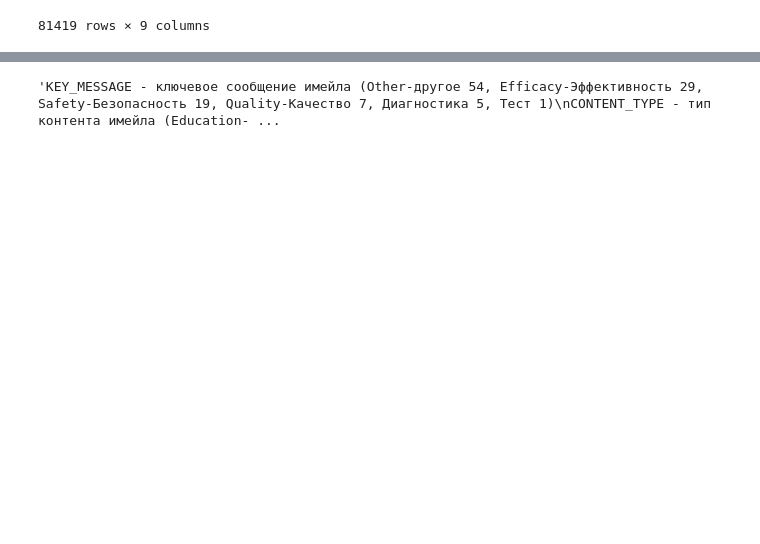
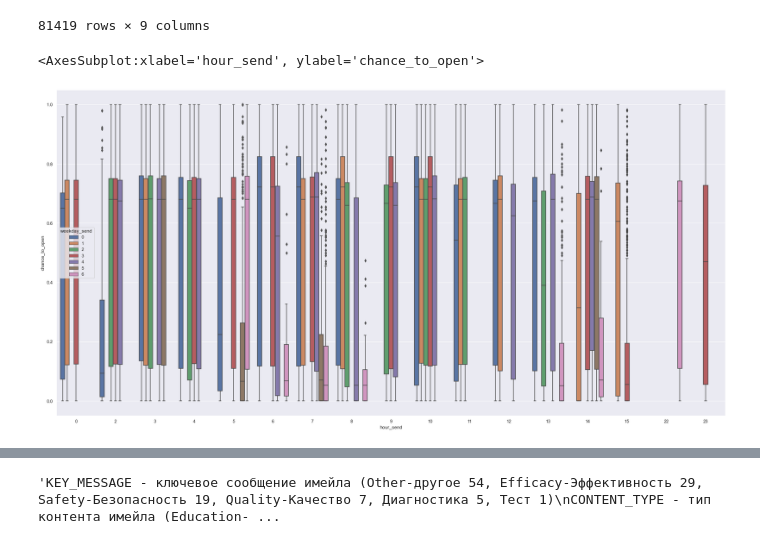
Before and after one commit to IvanovNA01/test_task_junior, a Jupyter notebook: test_to_jun1.ipynb, the cells around one changed output, grey strips where cells are left out. Drawn from its saved outputs; the diff is of its cells as text; code cells hidden in the pictures; blank space fills up the shorter version.

```diff
--- a/test_to_jun1.ipynb
+++ b/test_to_jun1.ipynb
@@ -571,3 +566,8 @@ features_df
 | 81417 | 4 | 6 | R | Other | Education | 1 | 2 | no segment | ... |
 | 81418 | 1 | 14 | R | Other | Education | 1 | 2 | no segment | ... |
 81419 rows × 9 columns
+# %%
+sns.boxplot(data=features_df, x="hour_send", y="chance_to_open", hue="weekday_send")
+# %% [output]
+<AxesSubplot:xlabel='hour_send', ylabel='chance_to_open'>
+[figure, added]
```
Also changed, not shown: parts of 11 cells of this notebook.
